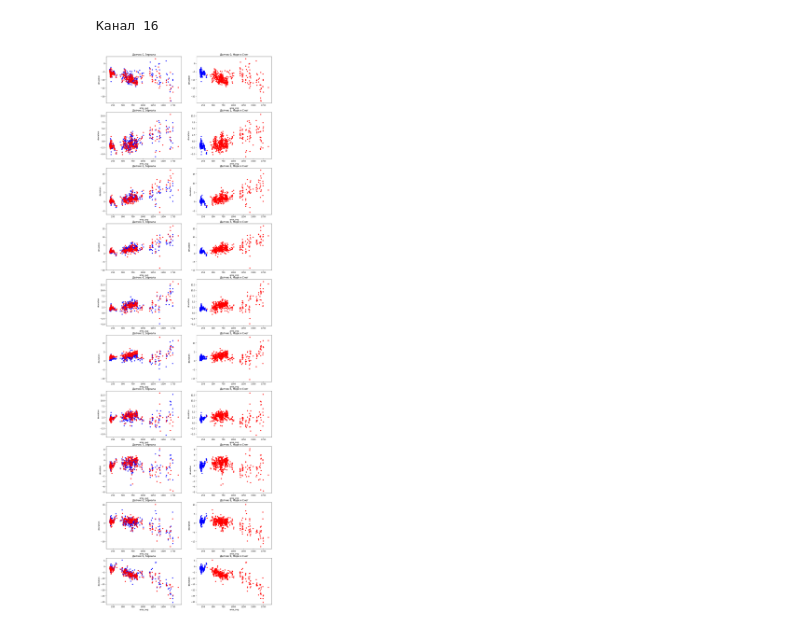
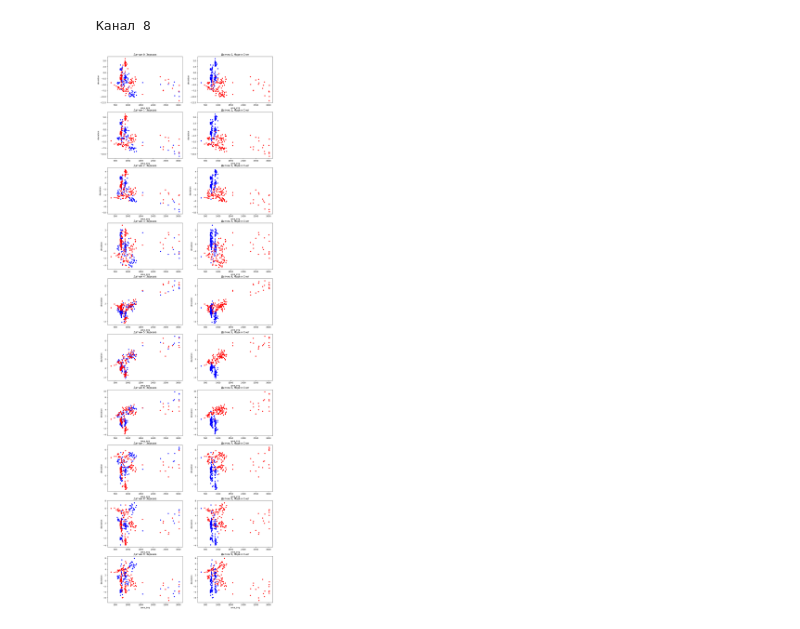
Before and after one commit to Limuranius/FY3D-image-analyzer, a Jupyter notebook: jupyter/Deviations.ipynb, the cells around one changed output. Cells and saved outputs as stored; diff of their text form; code cells hidden in the pictures.

```diff
--- a/jupyter/Deviations.ipynb
+++ b/jupyter/Deviations.ipynb
@@ -13,26 +14,26 @@ ncols = 2
 # %%
 fig, axes = plt.subplots(nrows=nrows, ncols=ncols)
 
 year = 2023
-channel =16
+channel = 8
 
 for sensor in range(10):
     side1 = Deviations.get_dataframe(year=year, channel=channel, sensor=sensor, k_mirror_side=KMirrorSide.SIDE_1)
     side2 = Deviations.get_dataframe(year=year, channel=channel, sensor=sensor, k_mirror_side=KMirrorSide.SIDE_2)
 
     sea = Deviations.get_dataframe(year=year, channel=channel, sensor=sensor, surface_type=SurfaceType.SEA)
     snow = Deviations.get_dataframe(year=year, channel=channel, sensor=sensor, surface_type=SurfaceType.SNOW)
 
     axes[sensor, 0].title.set_text(f"Датчик {sensor}, Зеркала")
     side1.plot(ax=axes[sensor, 0], x="area_avg", y="deviation", kind="scatter", color="b")
     side2.plot(ax=axes[sensor, 0], x="area_avg", y="deviation", kind="scatter", color="r")
 
     axes[sensor, 1].title.set_text(f"Датчик {sensor}, Море и Снег")
     sea.plot(ax=axes[sensor, 1], x="area_avg", y="deviation", kind="scatter", color="b")
     snow.plot(ax=axes[sensor, 1], x="area_avg", y="deviation", kind="scatter", color="r")
 
 print(f"Канал {channel}")
 plt.show()
 # %% [output]
-Канал 16
+Канал 8
-[figure, old version]
+[figure, new version]
```
Also changed, not shown: parts of 1 cell of this notebook, 58 other files.
